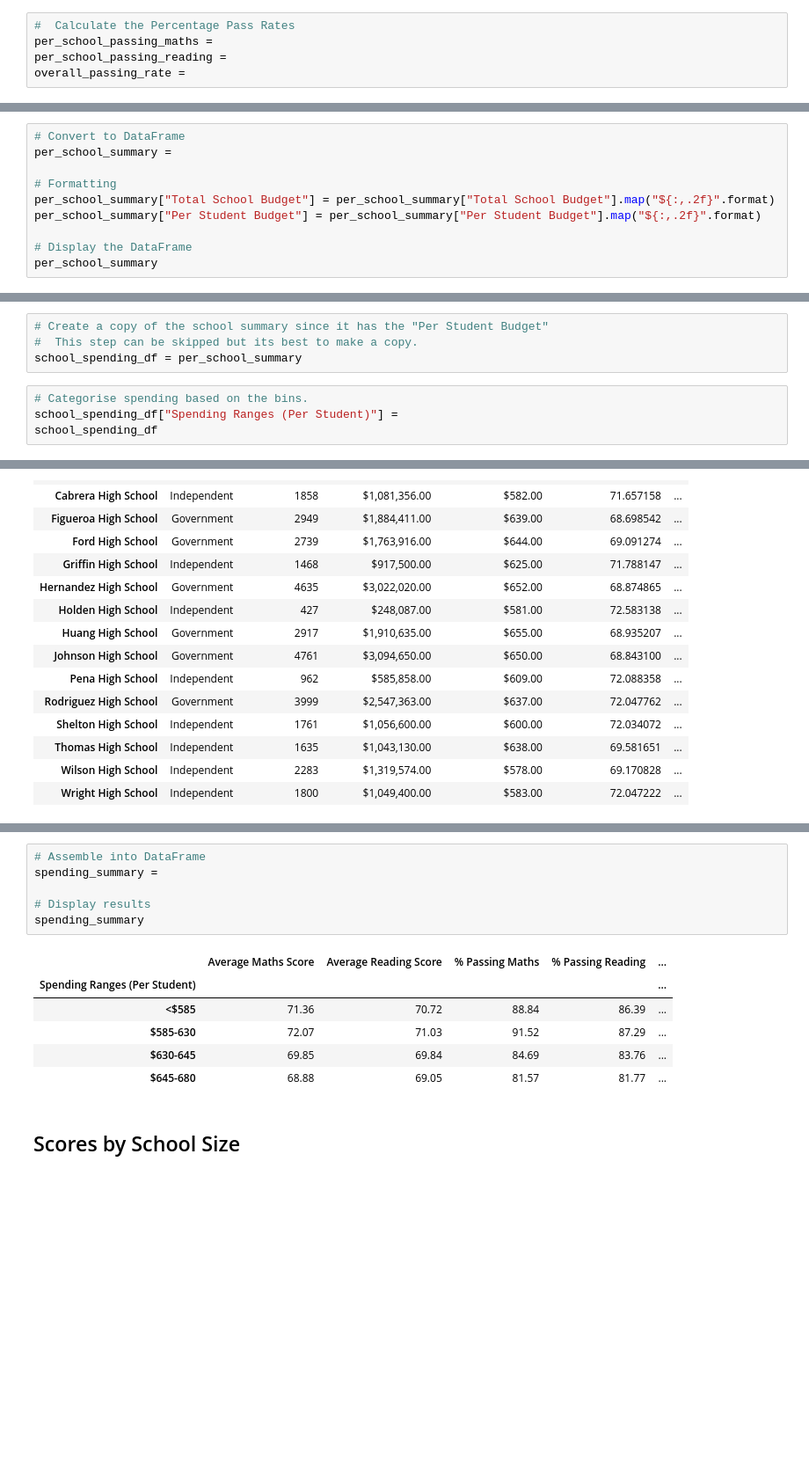
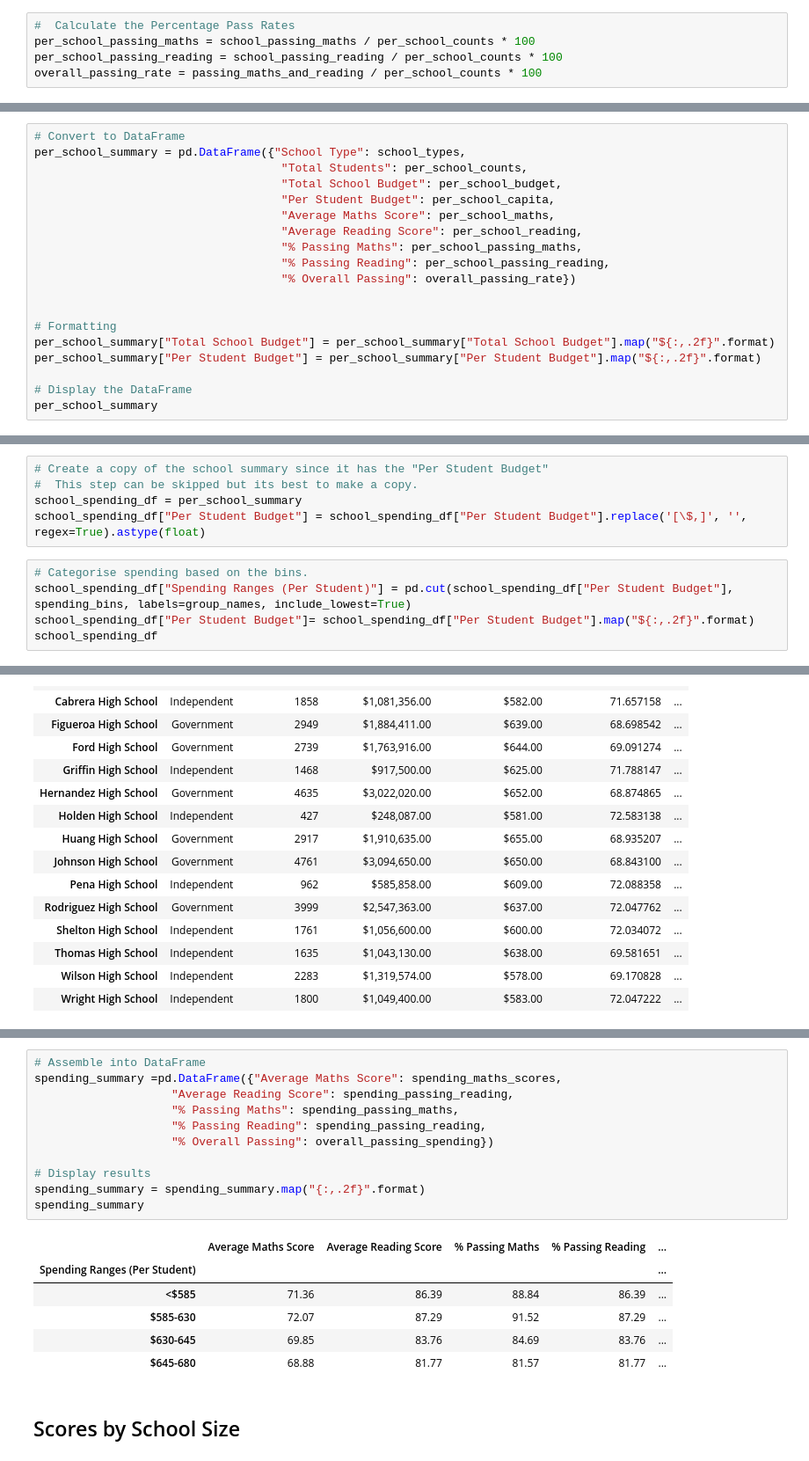
Before and after one commit to alvin-giang/Module4_Challenge, a Jupyter notebook: PyCitySchools/PyCitySchools_starter copy.ipynb, the cells around one changed output, grey strips where cells are left out. Shown at 88% size. Cells and saved outputs as stored; diff of their text form; blank space fills up the shorter version.

```diff
--- a/PyCitySchools/PyCitySchools_starter copy.ipynb
+++ b/PyCitySchools/PyCitySchools_starter copy.ipynb
@@ -88,5 +145,5 @@ passing_maths_and_reading =
 # %%
 #  Calculate the Percentage Pass Rates
-per_school_passing_maths =
-per_school_passing_reading =
-overall_passing_rate =
+per_school_passing_maths = school_passing_maths / per_school_counts * 100
+per_school_passing_reading = school_passing_reading / per_school_counts * 100
+overall_passing_rate = passing_maths_and_reading / per_school_counts * 100
@@ -93,6 +168,15 @@ overall_passing_rate =
 # %%
 # Convert to DataFrame
-per_school_summary =
+per_school_summary = pd.DataFrame({"School Type": school_types,
+                                    "Total Students": per_school_counts,
+                                    "Total School Budget": per_school_budget,
+                                    "Per Student Budget": per_school_capita,
+                                    "Average Maths Score": per_school_maths,
+                                    "Average Reading Score": per_school_reading,
+                                    "% Passing Maths": per_school_passing_maths,
+                                    "% Passing Reading": per_school_passing_reading,
+                                    "% Overall Passing": overall_passing_rate})
+
 
 # Formatting
 per_school_summary["Total School Budget"] = per_school_summary["Total School Budget"].map("${:,.2f}".format)
@@ -236,9 +326,11 @@ group_names = ["<$585", "$585-630", "$630-645", "$645-680"]
 # Create a copy of the school summary since it has the "Per Student Budget"
 #  This step can be skipped but its best to make a copy.
 school_spending_df = per_school_summary
+school_spending_df["Per Student Budget"] = school_spending_df["Per Student Budget"].replace('[\$,]', '', regex=True).astype(float)
 # %%
 # Categorise spending based on the bins.
-school_spending_df["Spending Ranges (Per Student)"] =
+school_spending_df["Spending Ranges (Per Student)"] = pd.cut(school_spending_df["Per Student Budget"], spending_bins, labels=group_names, include_lowest=True)
+school_spending_df["Per Student Budget"]= school_spending_df["Per Student Budget"].map("${:,.2f}".format)
 school_spending_df
 # %% [output]
 |  | School Type | Total Students | Total School Budget | Per Student Budget | Average Maths Score | ... |
@@ -268,16 +368,21 @@ overall_passing_spending = school_spending_df.groupby(["Spending Ranges (Per Stu
-# %%
-# Assemble into DataFrame
-spending_summary =
-
-# Display results
-spending_summary
-# %% [output]
-|  | Average Maths Score | Average Reading Score | % Passing Maths | % Passing Reading | ... |
-| Spending Ranges (Per Student) |  |  |  |  | ... |
-| <$585 | 71.36 | 70.72 | 88.84 | 86.39 | ... |
-| $585-630 | 72.07 | 71.03 | 91.52 | 87.29 | ... |
-| $630-645 | 69.85 | 69.84 | 84.69 | 83.76 | ... |
-| $645-680 | 68.88 | 69.05 | 81.57 | 81.77 | ... |
+# %%
+# Assemble into DataFrame
+spending_summary =pd.DataFrame({"Average Maths Score": spending_maths_scores,
+                    "Average Reading Score": spending_passing_reading,
+                    "% Passing Maths": spending_passing_maths,
+                    "% Passing Reading": spending_passing_reading,
+                    "% Overall Passing": overall_passing_spending})
+
+# Display results
+spending_summary = spending_summary.map("{:,.2f}".format)
+spending_summary
+# %% [output]
+|  | Average Maths Score | Average Reading Score | % Passing Maths | % Passing Reading | ... |
+| Spending Ranges (Per Student) |  |  |  |  | ... |
+| <$585 | 71.36 | 86.39 | 88.84 | 86.39 | ... |
+| $585-630 | 72.07 | 87.29 | 91.52 | 87.29 | ... |
+| $630-645 | 69.85 | 83.76 | 84.69 | 83.76 | ... |
+| $645-680 | 68.88 | 81.77 | 81.57 | 81.77 | ... |
 # %% [markdown]
 ## Scores by School Size
 # %%
```
Also changed, not shown: parts of 18 cells of this notebook.
